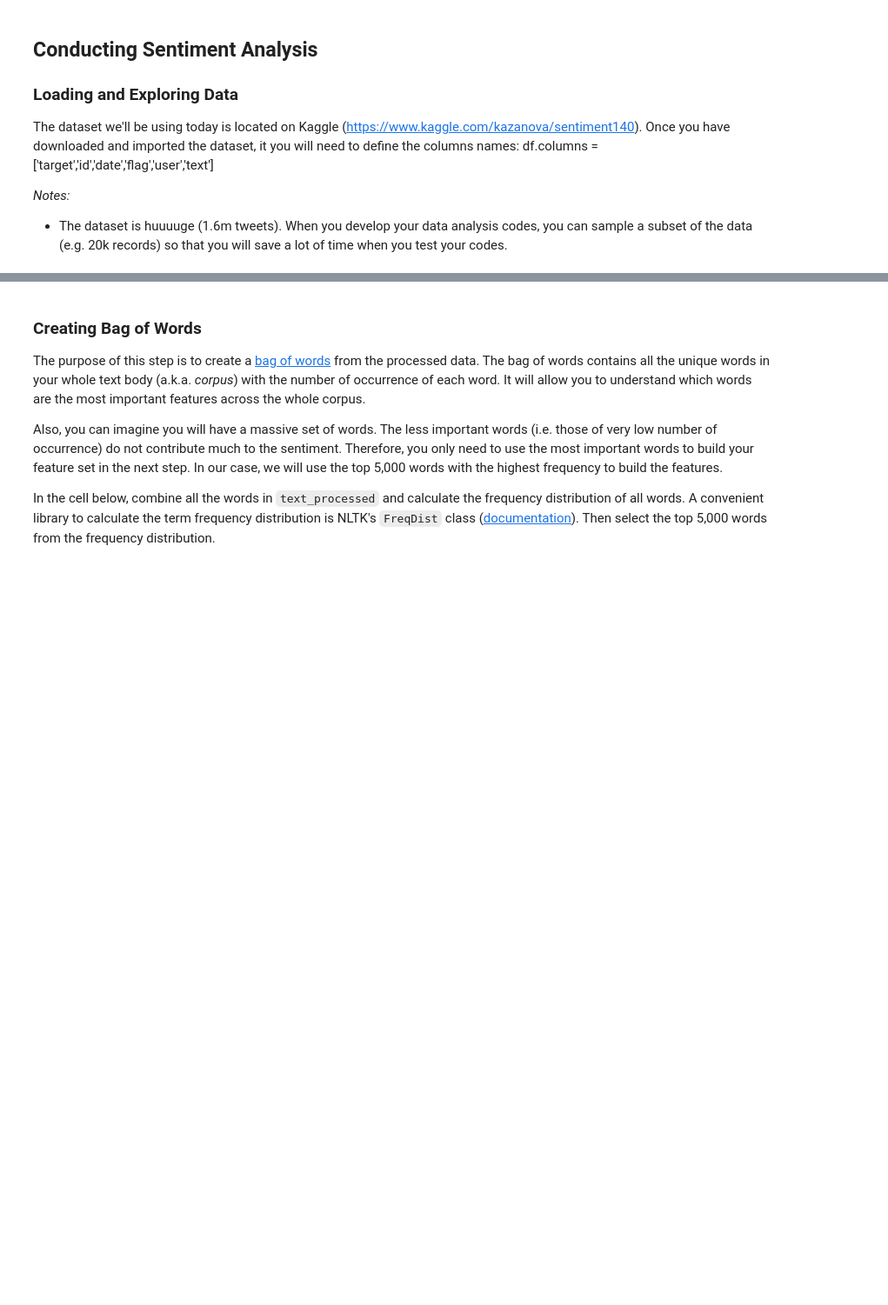
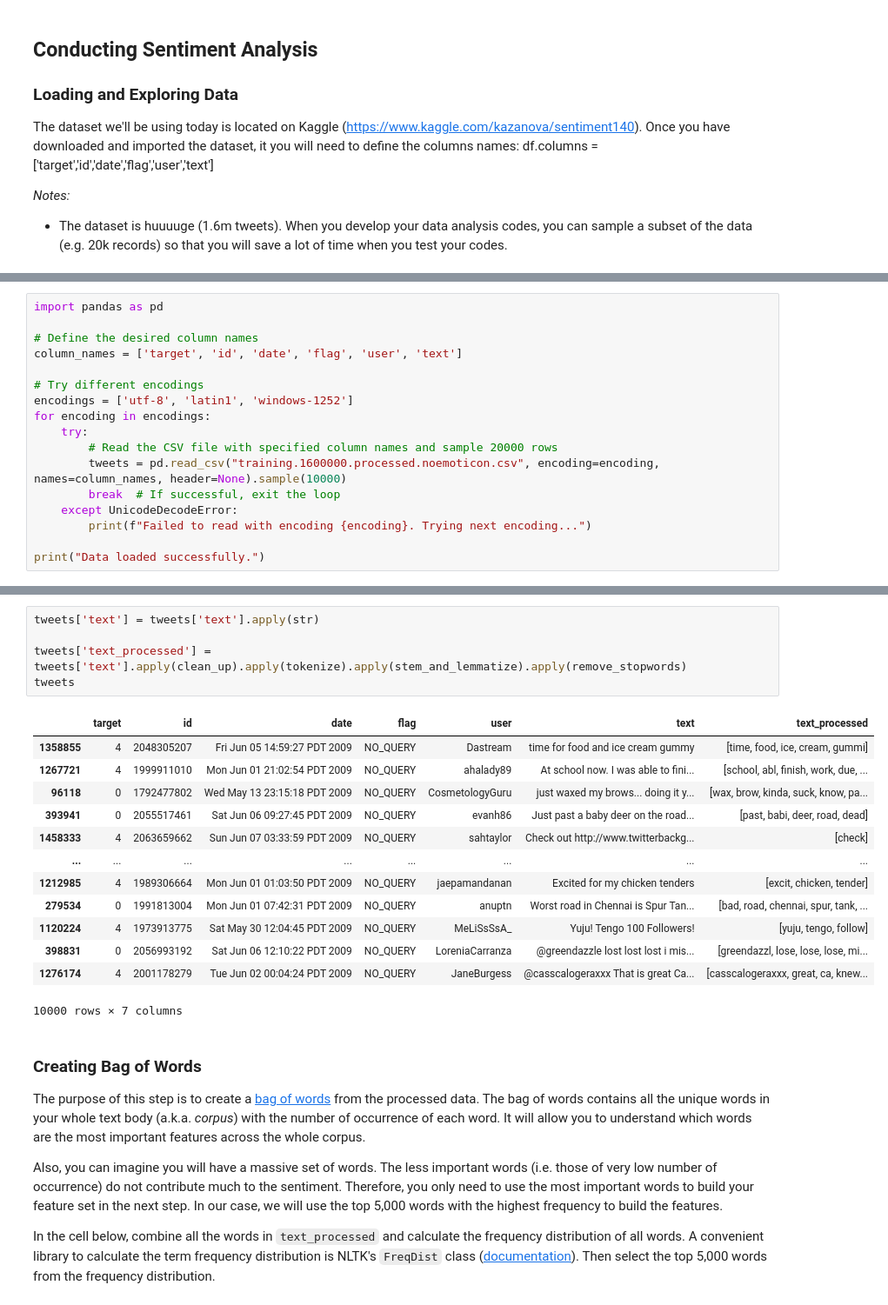
Before and after one commit to ta-data-pt-rmt/lab-nlp, a Jupyter notebook: your-code/challenge-2.ipynb, the cells around one changed output, grey strips where cells are left out. Shown: that part at 87% size. Saved outputs shown, nothing was run; the diff lists cells and outputs as text; blank space fills up the shorter version.

```diff
--- a/your-code/challenge-2.ipynb
+++ b/your-code/challenge-2.ipynb
@@ -34,0 +49,17 @@ The dataset we'll be using today is located on Kaggle (https://www.kaggle.com/ka
+# %%
+import pandas as pd
+
+# Define the desired column names
+column_names = ['target', 'id', 'date', 'flag', 'user', 'text']
+
+# Try different encodings
+encodings = ['utf-8', 'latin1', 'windows-1252']
+for encoding in encodings:
+    try:
+        # Read the CSV file with specified column names and sample 20000 rows
+        tweets = pd.read_csv("training.1600000.processed.noemoticon.csv", encoding=encoding, names=column_names, header=None).sample(10000)
+        break  # If successful, exit the loop
+    except UnicodeDecodeError:
+        print(f"Failed to read with encoding {encoding}. Trying next encoding...")
+
+print("Data loaded successfully.")
@@ -53,3 +183,22 @@ Create a new column called `text_processed` in the dataframe to contain the proc
+# %%
+tweets['text'] = tweets['text'].apply(str)
+
+tweets['text_processed'] = tweets['text'].apply(clean_up).apply(tokenize).apply(stem_and_lemmatize).apply(remove_stopwords)
+tweets
+# %% [output]
+|  | target | id | date | flag | user | text | text_processed |
+| 1358855 | 4 | 2048305207 | Fri Jun 05 14:59:27 PDT 2009 | NO_QUERY | Dastream | time for food and ice cream gummy | [time, food, ice, cream, gummi] |
+| 1267721 | 4 | 1999911010 | Mon Jun 01 21:02:54 PDT 2009 | NO_QUERY | ahalady89 | At school now. I was able to fini... | [school, abl, finish, work, due, ... |
+| 96118 | 0 | 1792477802 | Wed May 13 23:15:18 PDT 2009 | NO_QUERY | CosmetologyGuru | just waxed my brows... doing it y... | [wax, brow, kinda, suck, know, pa... |
+| 393941 | 0 | 2055517461 | Sat Jun 06 09:27:45 PDT 2009 | NO_QUERY | evanh86 | Just past a baby deer on the road... | [past, babi, deer, road, dead] |
+| 1458333 | 4 | 2063659662 | Sun Jun 07 03:33:59 PDT 2009 | NO_QUERY | sahtaylor | Check out http://www.twitterbackg... | [check] |
+| ... | ... | ... | ... | ... | ... | ... | ... |
+| 1212985 | 4 | 1989306664 | Mon Jun 01 01:03:50 PDT 2009 | NO_QUERY | jaepamandanan | Excited for my chicken tenders | [excit, chicken, tender] |
+| 279534 | 0 | 1991813004 | Mon Jun 01 07:42:31 PDT 2009 | NO_QUERY | anuptn | Worst road in Chennai is Spur Tan... | [bad, road, chennai, spur, tank, ... |
+| 1120224 | 4 | 1973913775 | Sat May 30 12:04:45 PDT 2009 | NO_QUERY | MeLiSsSsA_ | Yuju! Tengo 100 Followers! | [yuju, tengo, follow] |
+| 398831 | 0 | 2056993192 | Sat Jun 06 12:10:22 PDT 2009 | NO_QUERY | LoreniaCarranza | @greendazzle lost lost lost i mis... | [greendazzl, lose, lose, lose, mi... |
+| 1276174 | 4 | 2001178279 | Tue Jun 02 00:04:24 PDT 2009 | NO_QUERY | JaneBurgess | @casscalogeraxxx That is great Ca... | [casscalogeraxxx, great, ca, knew... |
+10000 rows × 7 columns
 # %% [markdown]
 ### Creating Bag of Words
 
```
Also changed, not shown: parts of 13 cells of this notebook.
